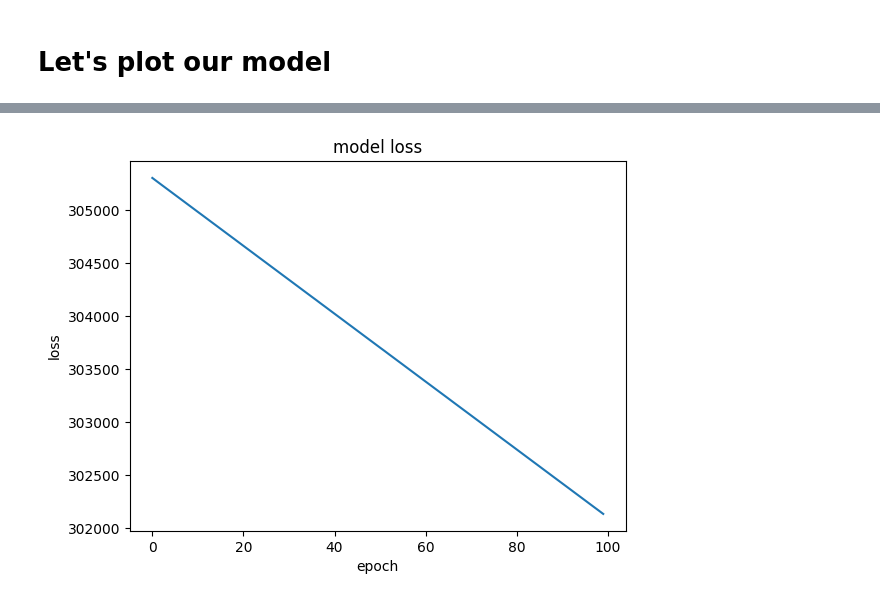
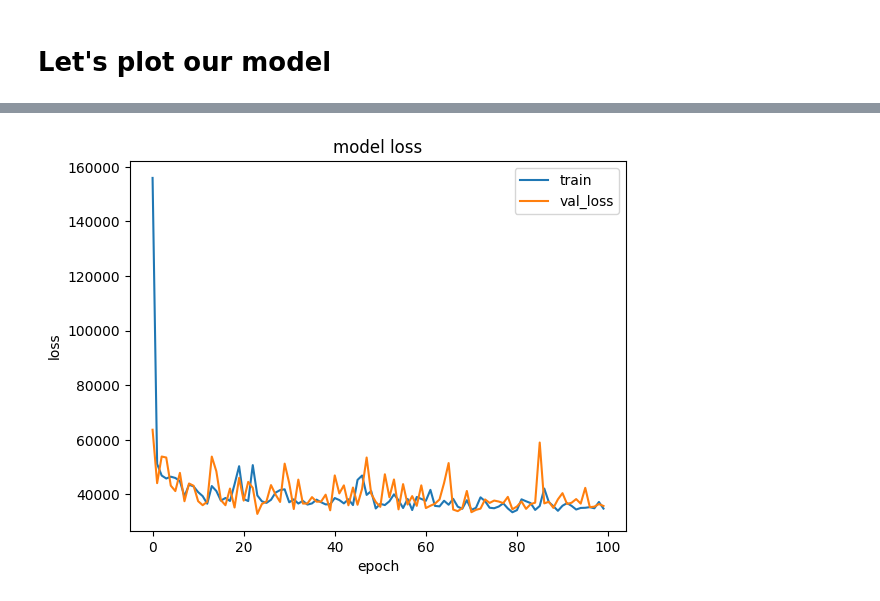
Before and after one commit to ugbana1/Predicting-Used-Car-Prices, a Jupyter notebook: Predicting_Used_Car.ipynb, the cells around one changed output, grey strips where cells are left out. Cells and saved outputs as stored; diff of their text form; code cells hidden in the pictures.

```diff
--- a/Predicting_Used_Car.ipynb
+++ b/Predicting_Used_Car.ipynb
@@ -103,0 +118,5 @@ tf.Tensor(
+# %%
+X_val=X[int(DATASET_SIZE*TRAIN_RATIO):int(DATASET_SIZE*(TRAIN_RATIO+VAL_RATIO))]
+y_val=y[int(DATASET_SIZE*TRAIN_RATIO):int(DATASET_SIZE*(TRAIN_RATIO+VAL_RATIO))]
+print(X_val.shape)
+print(y_val.shape)
@@ -140,6 +170,9 @@ tf.Tensor(
 model=tf.keras.Sequential([
                           InputLayer(input_shape=(8,)),
                           normalizer,
+                          Dense(128,activation="relu"),
+                          Dense(128,activation="relu"),
+                          Dense(128,activation="relu"),
                            Dense(1)
                            ])
 model.summary()
@@ -167,8 +206,8 @@ tf.keras.utils.plot_model(model,to_file="model.png",show_shapes=True)
 # %%
-model.compile(optimizer=Adam(learning_rate=1),
+model.compile(optimizer=Adam(learning_rate=0.1),
               loss=MeanAbsoluteError(),
               metrics=RootMeanSquaredError())
 # %%
-history=model.fit(X,y,epochs=100,verbose=1)
+history=model.fit(X_train,y_train,validation_data=(X_val,y_val),epochs=100,verbose=1)
 # %% [output]
 Epoch 1/100
@@ -211,8 +250,10 @@ history.history
 # %%
 plt.plot(history.history['loss'])
+plt.plot(history.history['val_loss'])
 plt.title('model loss')
 plt.ylabel('loss')
 plt.xlabel('epoch')
+plt.legend(['train','val_loss'])
 plt.show()
 # %% [output]
-[figure, old version]
+[figure, new version]
```
Also changed, not shown: parts of 28 cells of this notebook.
